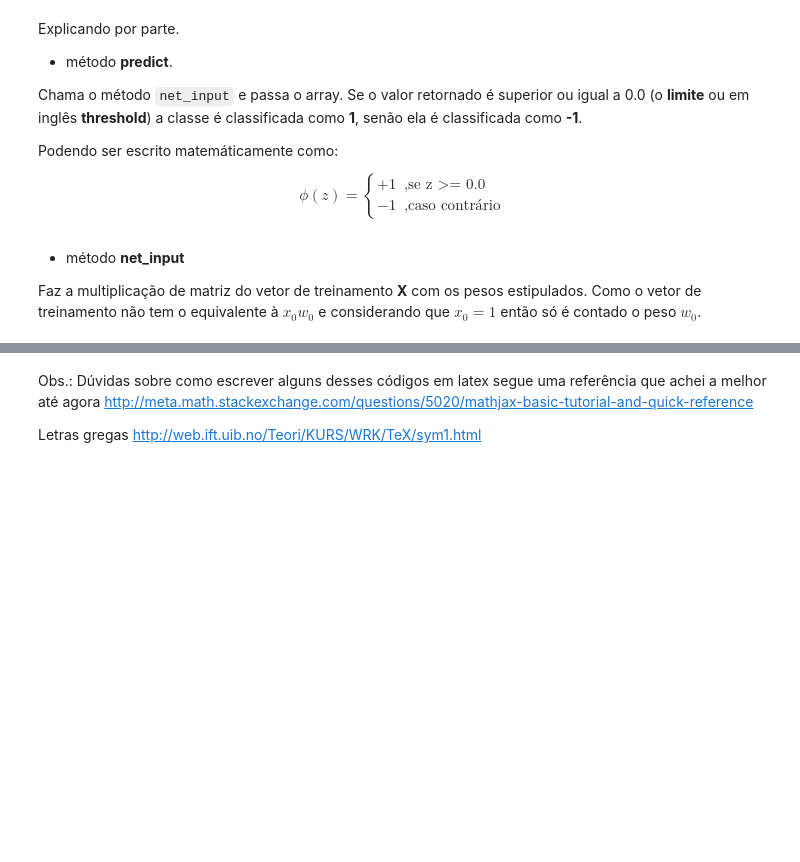
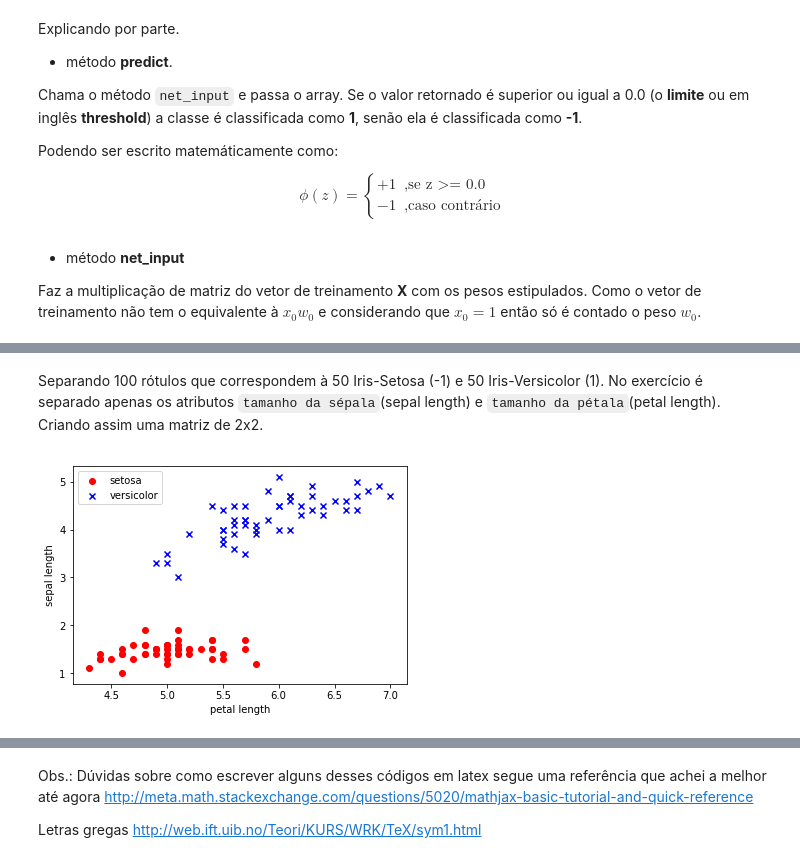
Before and after one commit to carlosmachel/data-science, a Jupyter notebook: perceptron-algorithm.ipynb, the cells around one changed output, grey strips where cells are left out. Drawn from its saved outputs; the diff is of its cells as text; code cells hidden in the pictures; blank space fills up the shorter version.

```diff
--- a/perceptron-algorithm.ipynb
+++ b/perceptron-algorithm.ipynb
@@ -99,0 +102,3 @@ método **fit**
+# %%
+df = pd.read_csv('https://archive.ics.uci.edu/ml/machine-learning-databases/iris/iris.data', header=None)
+df.tail()
@@ -99,0 +112,2 @@ método **fit**
+# %% [markdown]
+Separando 100 rótulos que correspondem à 50 Iris-Setosa (-1) e 50 Iris-Versicolor (1). No exercício é separado apenas os atributos `tamanho da sépala`(sepal length) e `tamanho da pétala`(petal length). Criando assim uma matriz de 2x2.
@@ -99,0 +117,14 @@ método **fit**
+# %%
+y = df.iloc[0:100, -1].values # pegando por inteiro (0 a 100) apenas a ultima coluna.
+y = np.where(y == 'Iris-setosa', -1, 1) # se for Iris-Setosa recebe -1 senão recebe 1.
+X = df.iloc[0:100, [0, 2]].values # pega de 0 a 100 também, as colunas 0 e 2 referentes aos atributos.
+
+plt.scatter(X[:50,0], X[:50,1], color='red', marker='o', label='setosa')
+plt.scatter(X[50:100, 0], X[50:100, 1], color='blue', marker='x', label='versicolor')
+
+plt.xlabel('petal length')
+plt.ylabel('sepal length')
+plt.legend(loc='upper left')
+plt.show()
+# %% [output]
+[figure, added]
```
Also changed, not shown: parts of 16 cells of this notebook, 1 other file.
